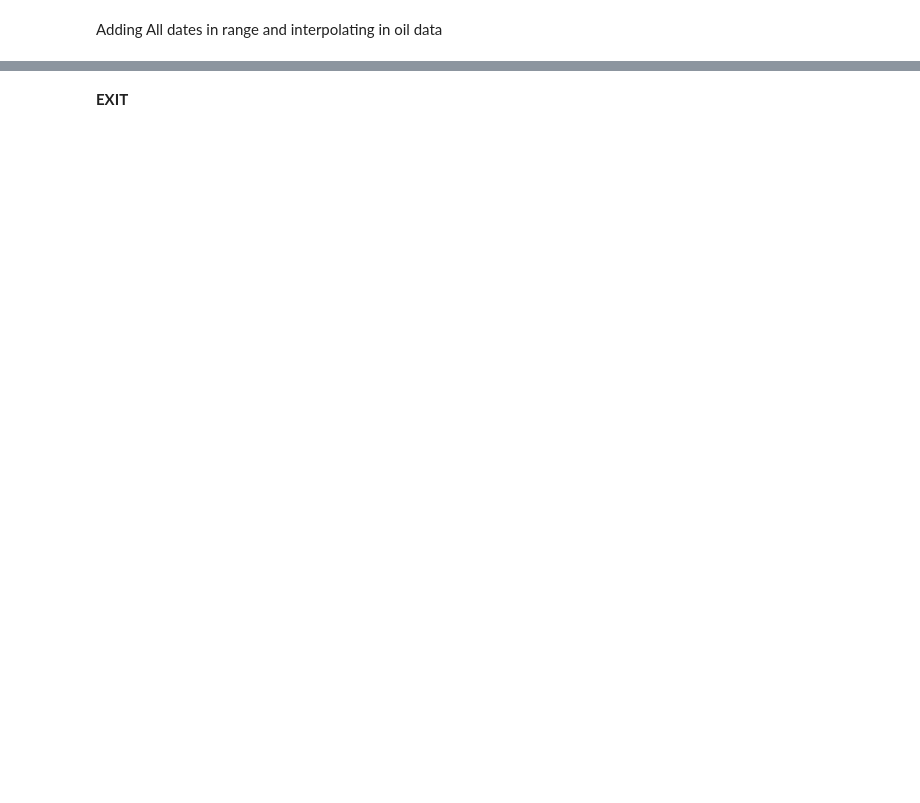
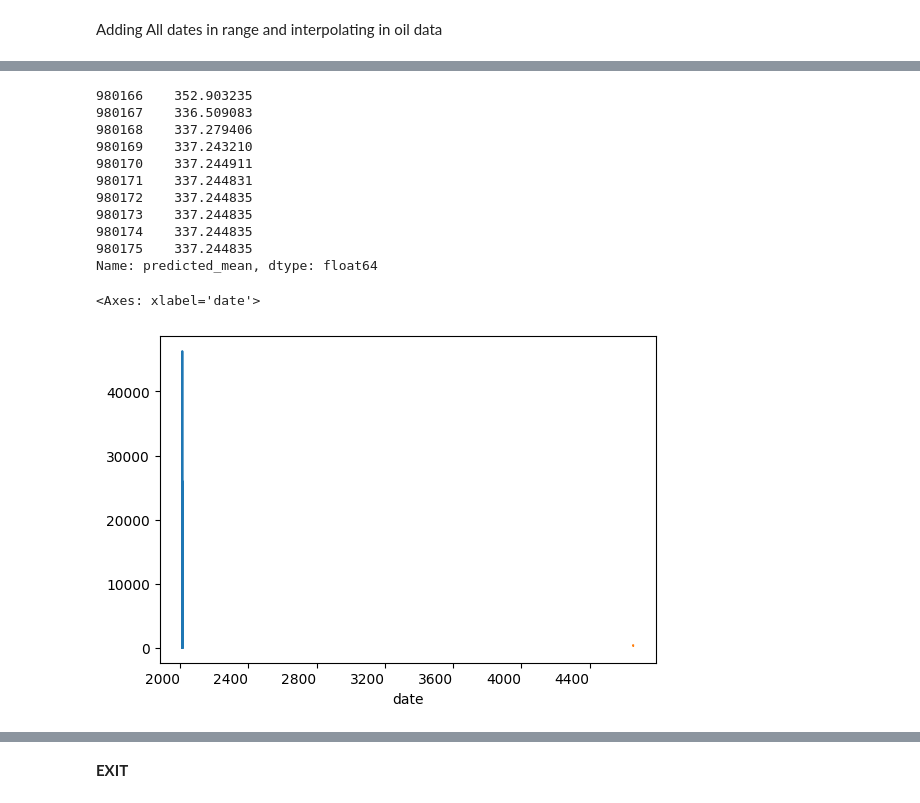
Before and after one commit to Divgithub045/mlProject-salesPredictor, a Jupyter notebook: model.ipynb, the cells around one changed output, grey strips where cells are left out. Cells and saved outputs as stored; diff of their text form; code cells hidden in the pictures; blank space fills up the shorter version.

Commit message:
arima trained 06/06/2025

```diff
--- a/model.ipynb
+++ b/model.ipynb
@@ -88,6 +247,9 @@ df_train.dtypes
 # %%
-df_oil['date'] = pd.to_datetime(df_oil['date'])
-df_train['date'] = pd.to_datetime(df_train['date'])
+# df_oil['date'] = pd.to_datetime(df_oil['date'])
+# df_train['date'] = pd.to_datetime(df_train['date'])
+valid_dates = pd.to_datetime(df_train['date'], errors='coerce')
+df_train = df_train[valid_dates.notna()].copy()
+df_train['date'] = valid_dates[valid_dates.notna()]
 # %%
 df_train_new= pd.merge(df_train,df_oil,on='date')
 df_train_new.head()
@@ -123,3 +394,25 @@ df_train_new.head()
 # %%
 model = ARIMA(df_train_new['sales'], order=(1,1,1))
 model_fit = model.fit()
+# %%
+# Forecast
+import matplotlib.pyplot as plt
+forecast = model_fit.forecast(steps=10)  # Forecast next 10 periods
+print(forecast)
+
+# Plot
+df_train_new['sales'].plot(label='Actual')
+# %% [output]
+980166    352.903235
+980167    336.509083
+980168    337.279406
+980169    337.243210
+980170    337.244911
+980171    337.244831
+980172    337.244835
+980173    337.244835
+980174    337.244835
+980175    337.244835
+Name: predicted_mean, dtype: float64
+<Axes: xlabel='date'>
+[figure, added]
```
Also changed, not shown: parts of 35 cells of this notebook.
